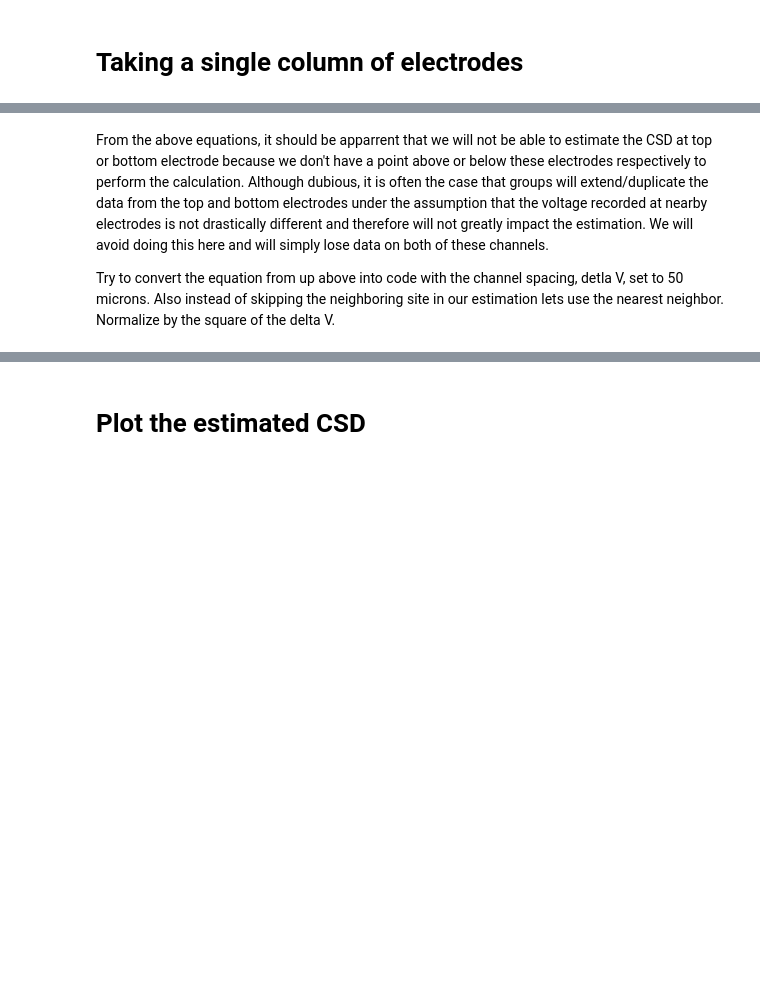
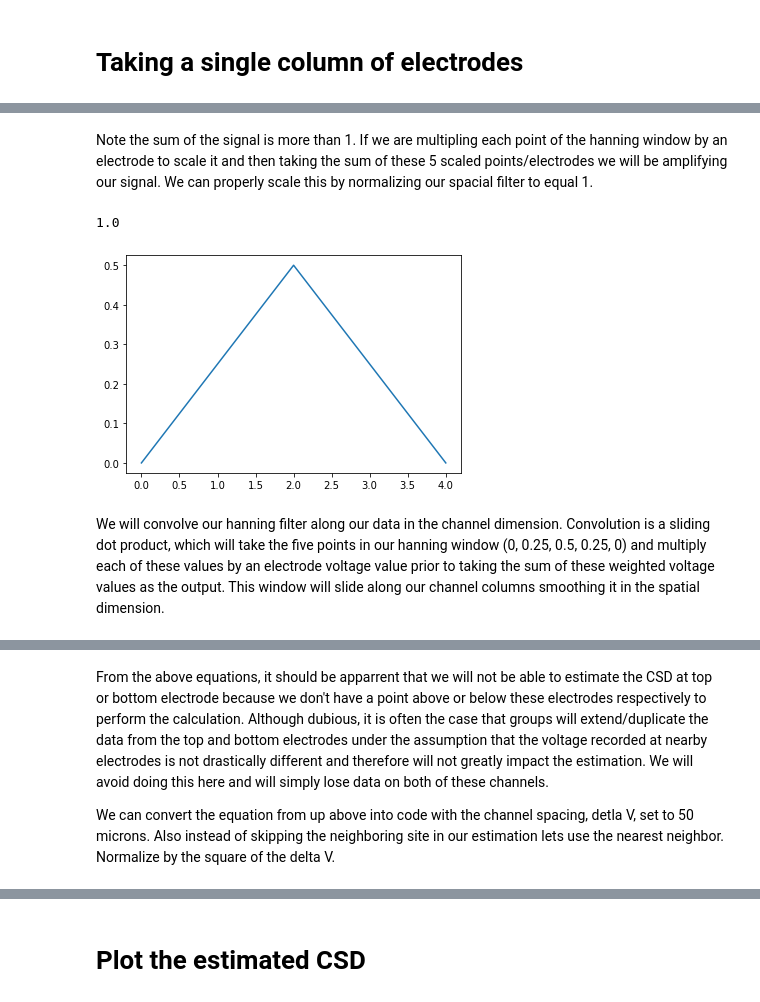
Before and after one commit to svdavid/NEUS642, a Jupyter notebook: notebooks/week6_02-08_CSD/week6_CSD_base.ipynb, the cells around one changed output, grey strips where cells are left out. Drawn from its saved outputs; the diff is of its cells as text; code cells hidden in the pictures; blank space fills up the shorter version.

```diff
--- a/notebooks/week6_02-08_CSD/week6_CSD_base.ipynb
+++ b/notebooks/week6_02-08_CSD/week6_CSD_base.ipynb
@@ -236,0 +318,12 @@ CSD_formatted = convolve2d(lfp_tavg_cent, spatial_filter, mode='same', boundary=
+# %% [markdown]
+Note the sum of the signal is more than 1. If we are multipling each point of the hanning window by an electrode to scale it and then taking the sum of these 5 scaled points/electrodes we will be amplifying our signal. We can properly scale this by normalizing our spacial filter to equal 1.
+# %%
+spatial_filter = spatial_filter / spatial_filter.sum()
+
+plt.plot(spatial_filter)
+np.sum(spatial_filter)
+# %% [output]
+1.0
+[figure, added]
+# %% [markdown]
+We will convolve our hanning filter along our data in the channel dimension. Convolution is a sliding dot product, which will take the five points in our hanning window (0, 0.25, 0.5, 0.25, 0) and multiply each of these values by an electrode voltage value prior to taking the sum of these weighted voltage values as the output. This window will slide along our channel columns smoothing it in the spatial dimension.
@@ -243,4 +339,4 @@ The second spatial derivative is often approximated by a three point formula inv
 # %% [markdown]
 From the above equations, it should be apparrent that we will not be able to estimate the CSD at top or bottom electrode because we don't have a point above or below these electrodes respectively to perform the calculation. Although dubious, it is often the case that groups will extend/duplicate the data from the top and bottom electrodes under the assumption that the voltage recorded at nearby electrodes is not drastically different and therefore will not greatly impact the estimation. We will avoid doing this here and will simply lose data on both of these channels.
 
-Try to convert the equation from up above into code with the channel spacing, detla V, set to 50 microns. Also instead of skipping the neighboring site in our estimation lets use the nearest neighbor. Normalize by the square of the delta V.
+We can convert the equation from up above into code with the channel spacing, detla V, set to 50 microns. Also instead of skipping the neighboring site in our estimation lets use the nearest neighbor. Normalize by the square of the delta V.
```
Also changed, not shown: parts of 80 cells of this notebook, 1 other file.
